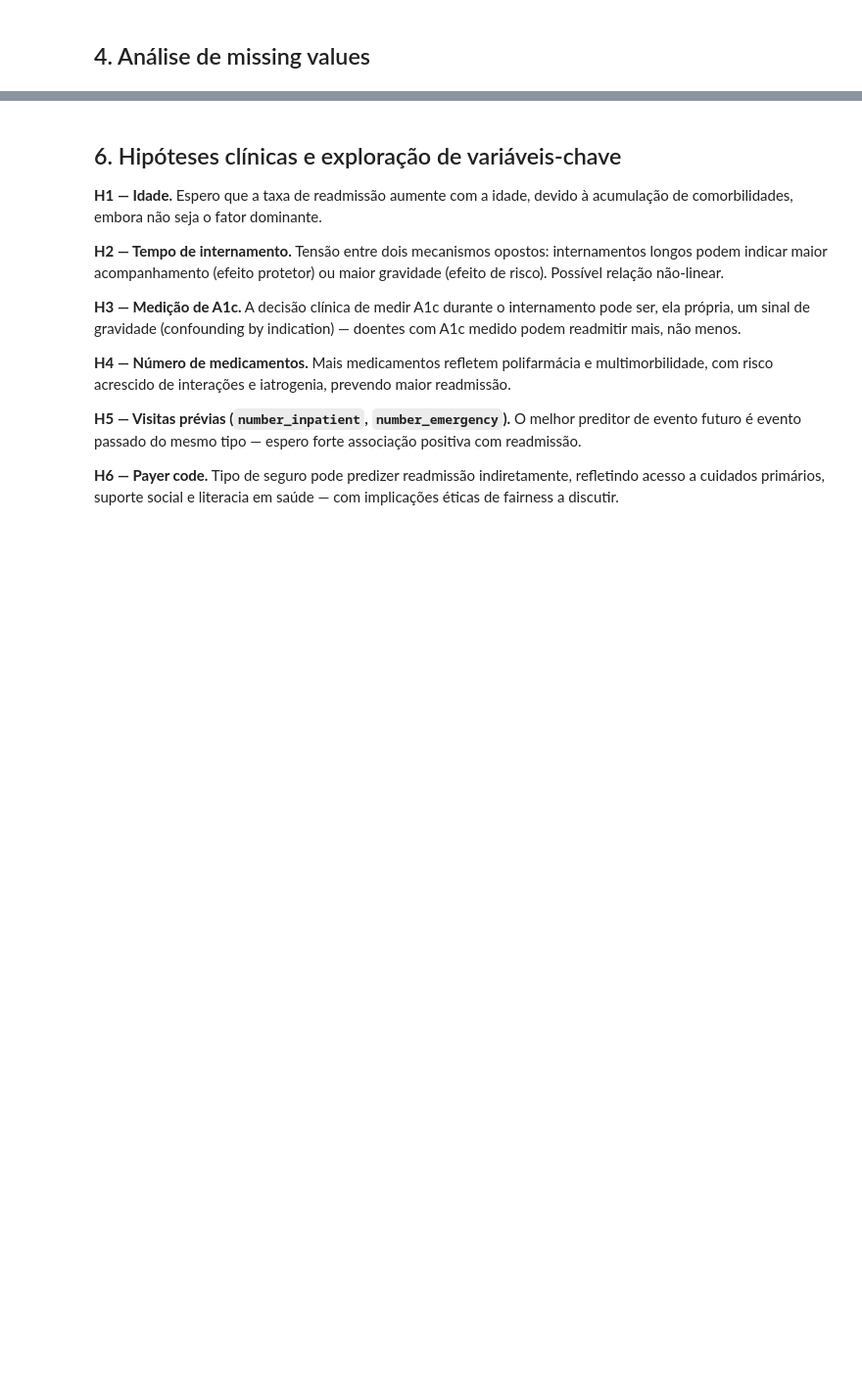
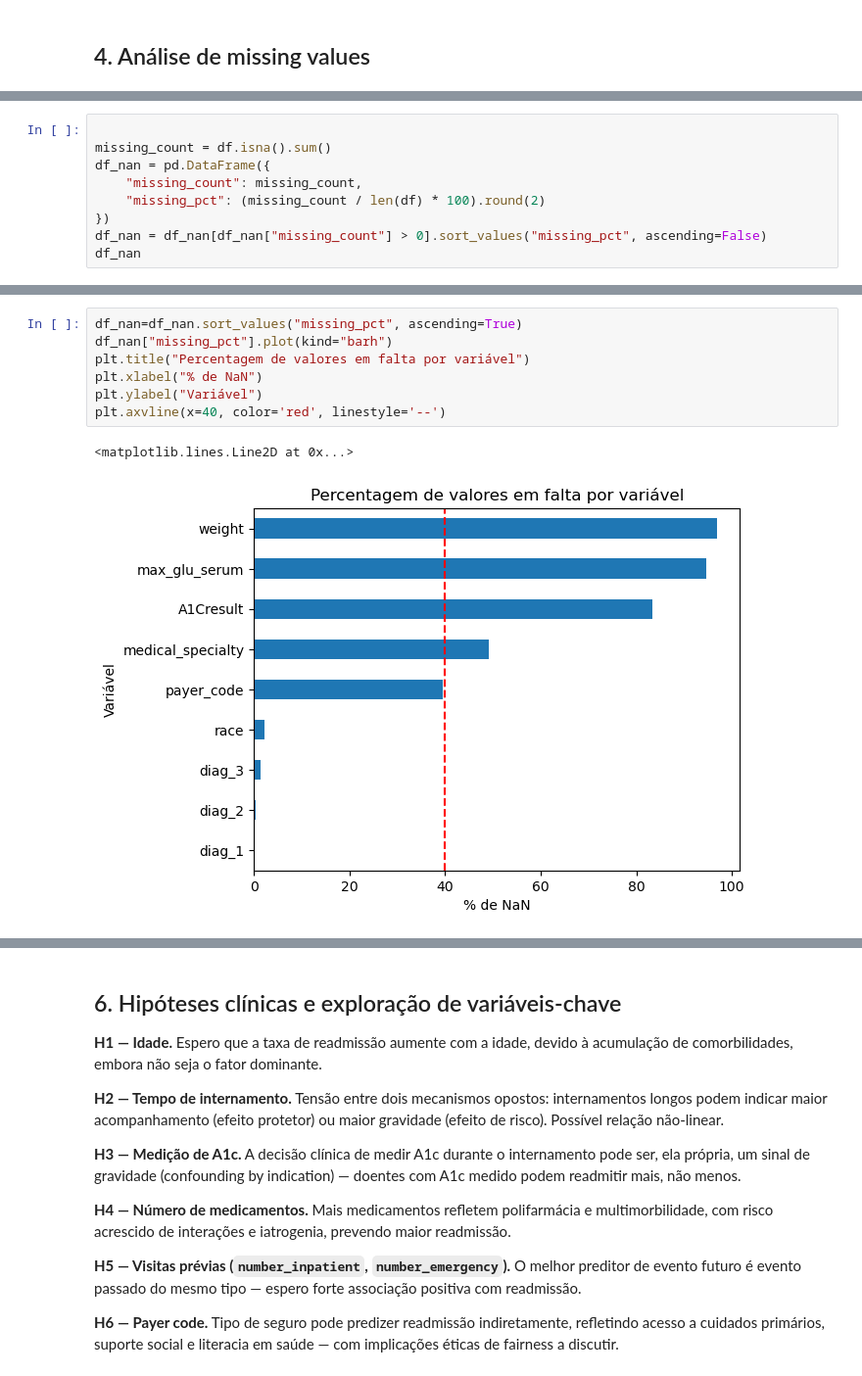
Before and after one commit to vvfpint0/diabetes-readmission-prediction, a Jupyter notebook: notebooks/01_EDA.ipynb, the cells around one changed output, grey strips where cells are left out. Shown at 98% size. Cells and saved outputs as stored; diff of their text form; blank space fills up the shorter version.

Commit message:
EDA section 4: missing values descriptive analysis

```diff
--- a/notebooks/01_EDA.ipynb
+++ b/notebooks/01_EDA.ipynb
@@ -143,0 +162,9 @@ A prevalência da classe positiva é de 11.16%, configurando um cenário de *cla
+# %%
+
+missing_count = df.isna().sum()
+df_nan = pd.DataFrame({
+    "missing_count": missing_count,
+    "missing_pct": (missing_count / len(df) * 100).round(2)
+})
+df_nan = df_nan[df_nan["missing_count"] > 0].sort_values("missing_pct", ascending=False)
+df_nan
@@ -143,0 +182,10 @@ A prevalência da classe positiva é de 11.16%, configurando um cenário de *cla
+# %%
+df_nan=df_nan.sort_values("missing_pct", ascending=True)
+df_nan["missing_pct"].plot(kind="barh")
+plt.title("Percentagem de valores em falta por variável")
+plt.xlabel("% de NaN")
+plt.ylabel("Variável")
+plt.axvline(x=40, color='red', linestyle='--')
+# %% [output]
+<matplotlib.lines.Line2D at 0x...>
+[figure, added]
```
Also changed, not shown: parts of 5 cells of this notebook.
